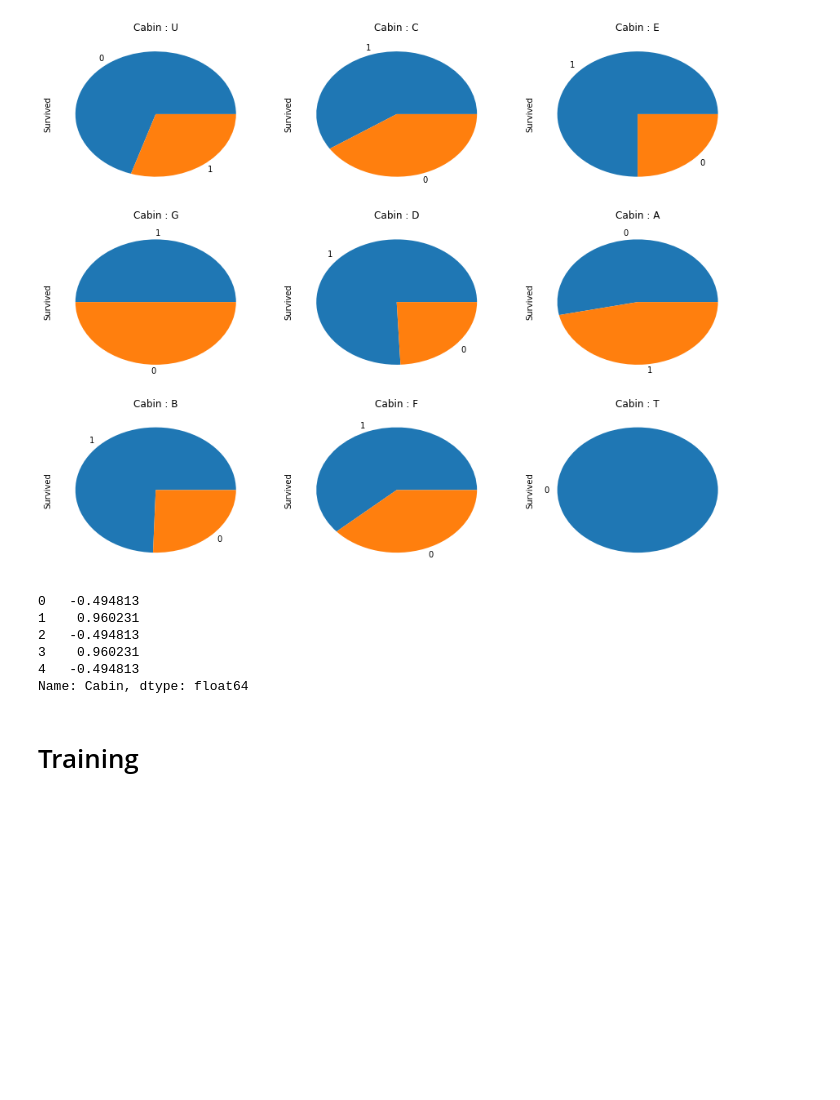
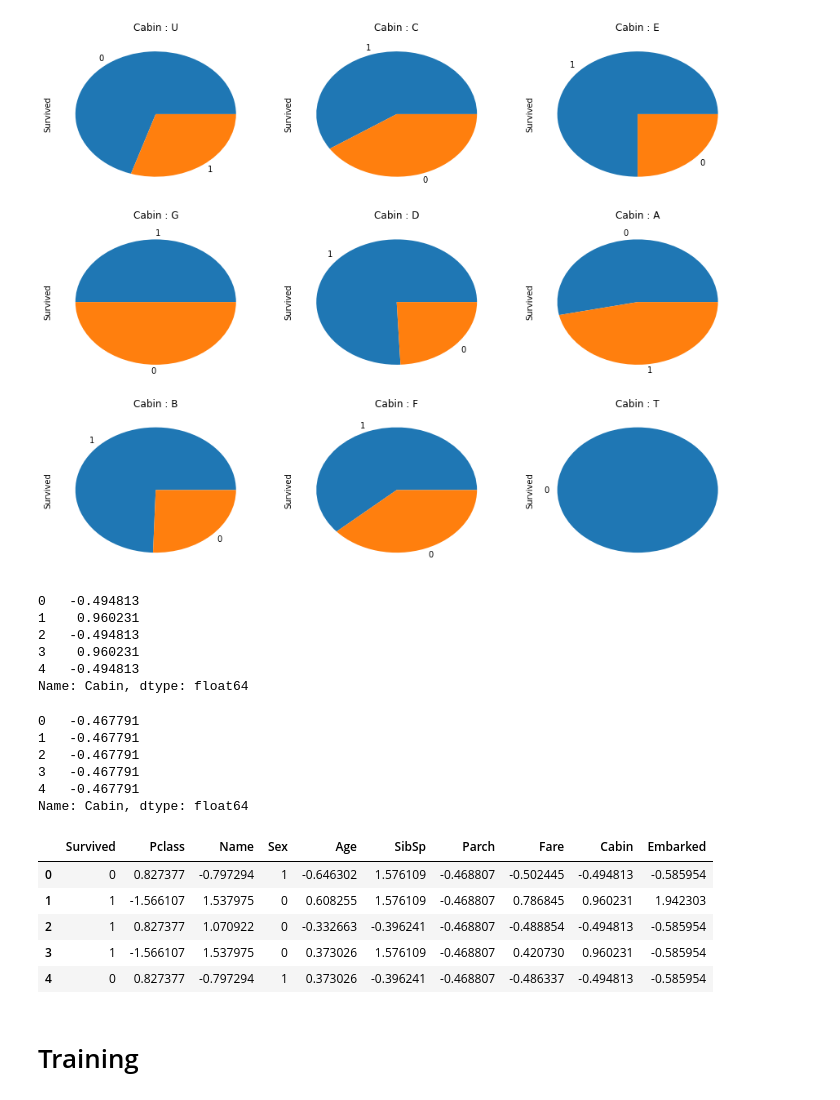
Before and after one commit to apakrash/kaggle_titanic, a Jupyter notebook: titanic-2.ipynb, the cells around one changed output. Cells and saved outputs as stored; diff of their text form; code cells hidden in the pictures; blank space fills up the shorter version.

```diff
--- a/titanic-2.ipynb
+++ b/titanic-2.ipynb
@@ -284,6 +443,37 @@ df2.head()['Cabin']
 3    0.960231
 4   -0.494813
 Name: Cabin, dtype: float64
+# %%
+CabinReFrame_t = {
+    'U':1,
+    'B':2,
+    'E':3,
+    'A':4,
+    'C':5,
+    'D':6,
+    'F':7,
+    'G':8
+}
+
+df2_t['Cabin'] = df2_t['Cabin'].apply(lambda x: CabinReFrame_t.get(x))
+df2_t['Cabin'] = StandardScaler().fit_transform(df2_t['Cabin'].values.reshape(-1, 1))
+df2_t.head()['Cabin']
+# %% [output]
+0   -0.467791
+1   -0.467791
+2   -0.467791
+3   -0.467791
+4   -0.467791
+Name: Cabin, dtype: float64
+# %%
+df2.head()
+# %% [output]
+|  | Survived | Pclass | Name | Sex | Age | SibSp | Parch | Fare | Cabin | Embarked |
+| 0 | 0 | 0.827377 | -0.797294 | 1 | -0.646302 | 1.576109 | -0.468807 | -0.502445 | -0.494813 | -0.585954 |
+| 1 | 1 | -1.566107 | 1.537975 | 0 | 0.608255 | 1.576109 | -0.468807 | 0.786845 | 0.960231 | 1.942303 |
+| 2 | 1 | 0.827377 | 1.070922 | 0 | -0.332663 | -0.396241 | -0.468807 | -0.488854 | -0.494813 | -0.585954 |
+| 3 | 1 | -1.566107 | 1.537975 | 0 | 0.373026 | 1.576109 | -0.468807 | 0.420730 | 0.960231 | -0.585954 |
+| 4 | 0 | 0.827377 | -0.797294 | 1 | 0.373026 | -0.396241 | -0.468807 | -0.486337 | -0.494813 | -0.585954 |
 # %% [markdown]
 # Training
 # %%
```
Also changed, not shown: parts of 24 cells of this notebook, 4 other files.
